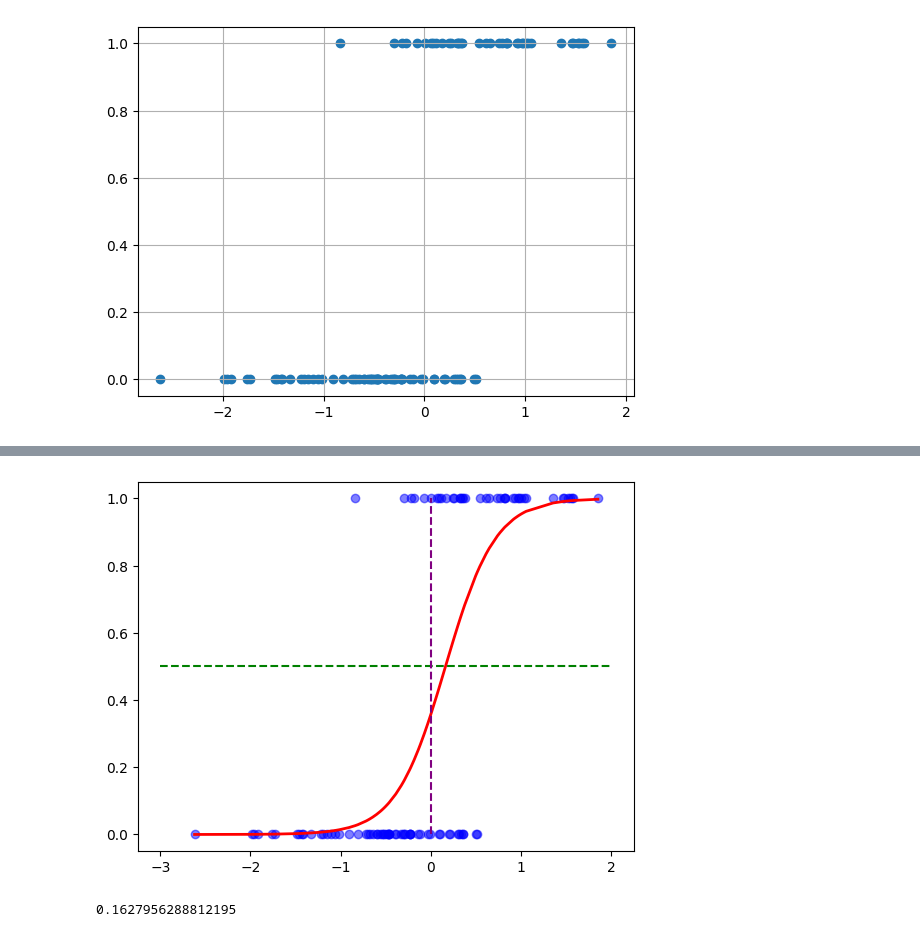
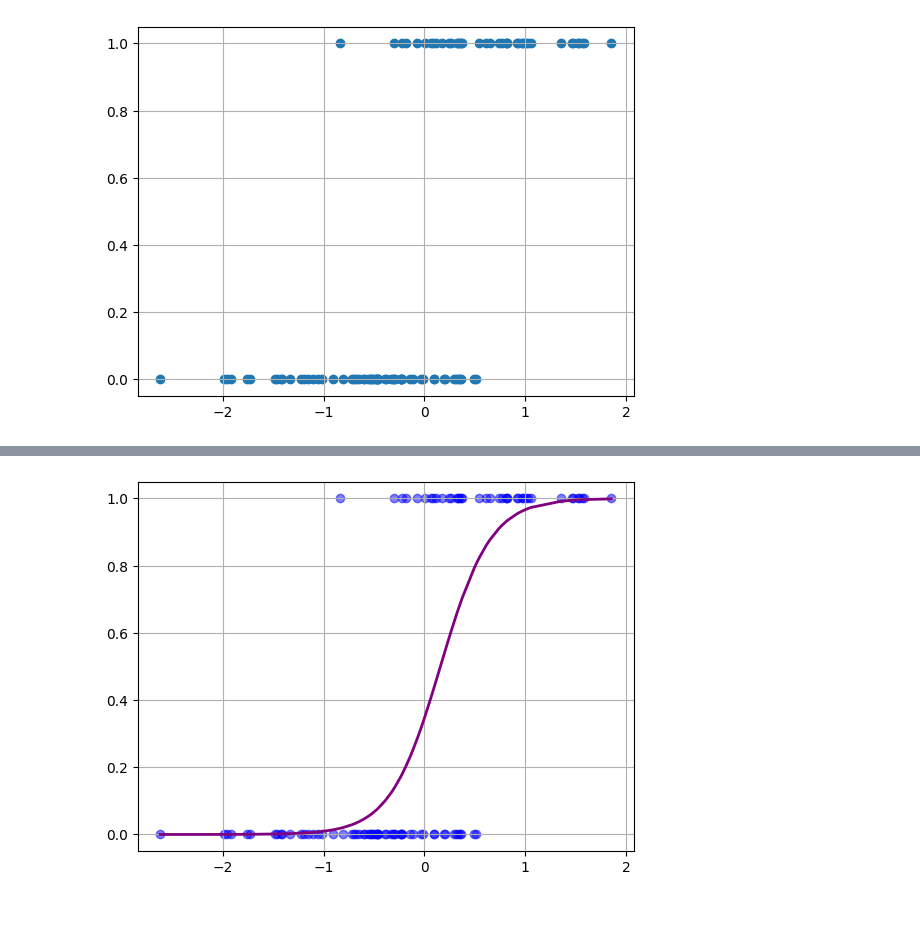
Before and after one commit to Karen2007/Deep-Learning-Course, a Jupyter notebook: L2 Logistic Regression Gradient Descent.ipynb, the cells around one changed output, grey strips where cells are left out. Drawn from its saved outputs; the diff is of its cells as text; code cells hidden in the pictures.

```diff
--- a/L2 Logistic Regression Gradient Descent.ipynb
+++ b/L2 Logistic Regression Gradient Descent.ipynb
@@ -23,10 +30,6 @@ plt.show()
 # %%
 def sigmoid(z):
   return 1 / (1 + np.exp(-z))
-# %%
-w = 3
-b = 5
-gamma = 0.1
 # %%
 def compute_cross_entropy_loss(X, y, w, b):
   n = len(X)
@@ -46,33 +67,46 @@ def compute_gradients(X, y, w, b):
 
   return dw, db
 # %%
+# Initial weight, bias values
+w = 5
+b = -3
+gamma = 0.1 # Learning rate
+
 steps_w = [w]
 steps_b = [b]
 losses = [compute_cross_entropy_loss(X, y, w, b)]
 
 for epoch in range(1000):
-  dw, db = compute_gradients(X, y, w, b)
-  w = w - gamma * dw
-  b = b - gamma * db
+  dw, db = compute_gradients(X, y, w, b) # Get the derivatives, assign to db, dw
+  w = w - gamma * dw  # Update the weight
+  b = b - gamma * db  # Update the bias
 
-  loss = compute_cross_entropy_loss(X, y, w, b)
-  losses.append(loss)
-  steps_w.append(w)
-  steps_b.append(b)
+  loss = compute_cross_entropy_loss(X, y, w, b) # Compute the current loss
+  losses.append(loss) # Append to the loss 'history'
+  steps_w.append(w) # Append to the weight 'history'
+  steps_b.append(b) # Append to the bias 'history'
 
   if epoch % 100 == 0:
+    print(f'Epoch {epoch}')
     print(f'Current loss: {loss:.4f}')
     print(f'Current w and b: w = {w:.4f}, b = {b:.4f}')
 
 
 plt.plot(range(1001), steps_w, color='blue')
+plt.xlabel('Epoch')
+plt.ylabel('Weight value (w)')
 plt.show()
+
 plt.plot(range(1001), steps_b, color='red')
+plt.xlabel('Epoch')
+plt.ylabel('Bias value (b)')
 plt.show()
+
 plt.plot(range(1001), losses, color='green')
+plt.ylabel('Cross-Entropy Loss')
 plt.show()
 
 
 print(f"Predictive function after gradient descent: y = 1 / (1 + exp({w:.4f} * X + {b:.4f}))")
-print(f'{compute_cross_entropy_loss(X, y, w, b):.4f}')
+print(f'Cross-Entropy Loss: {compute_cross_entropy_loss(X, y, w, b):.4f}')
 # %% [output]
@@ -105,14 +136,9 @@ Predictive function after gradient descent: y = 1 / (1 + exp(3.6063 * X + -0.587
 X_sorted = np.sort(X)
 # %%
 # Plot the prediction
-plt.plot(X_sorted, sigmoid(w * X_sorted + b), color='red', linewidth=2.0)
+plt.plot(X_sorted, sigmoid(w * X_sorted + b), color='purple', linewidth=2.0)
 plt.scatter(X, y, color='blue', alpha=0.5)
-plt.hlines(xmin=-3, xmax=2, y=0.5, linestyle='--', color='green')
-plt.vlines(ymin=0, ymax=1, x=0, linestyle='--', color='purple')
+plt.grid()
 plt.show()
 # %% [output]
-[figure, old version]
+[figure, new version]
-# %%
-print(-b/w)
-# %% [output]
-0.1627956288812195
```
Also changed, not shown: parts of 7 cells of this notebook.
